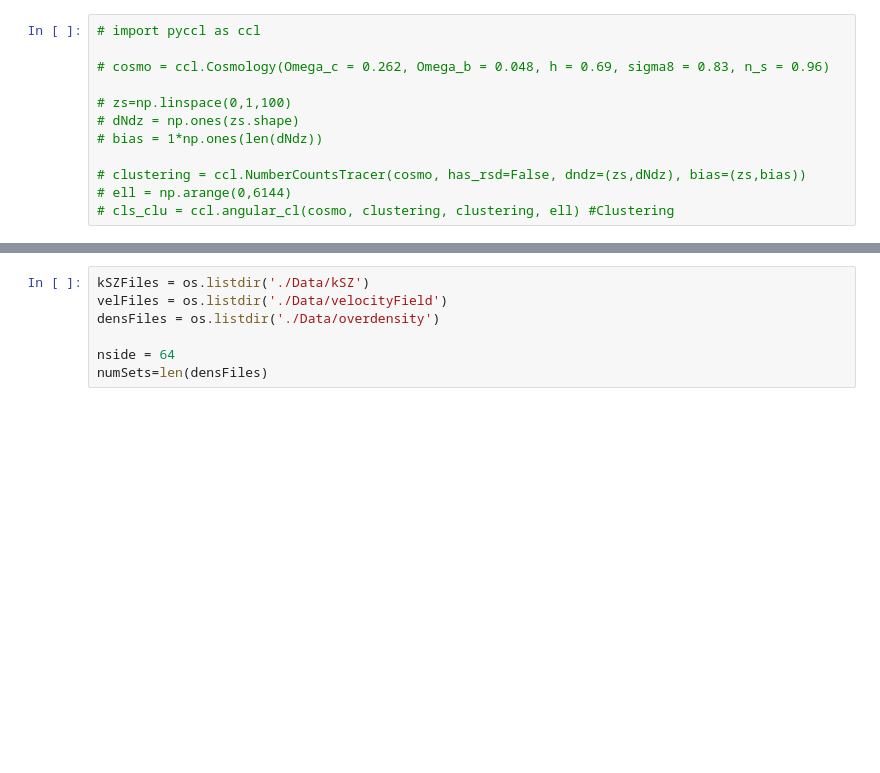
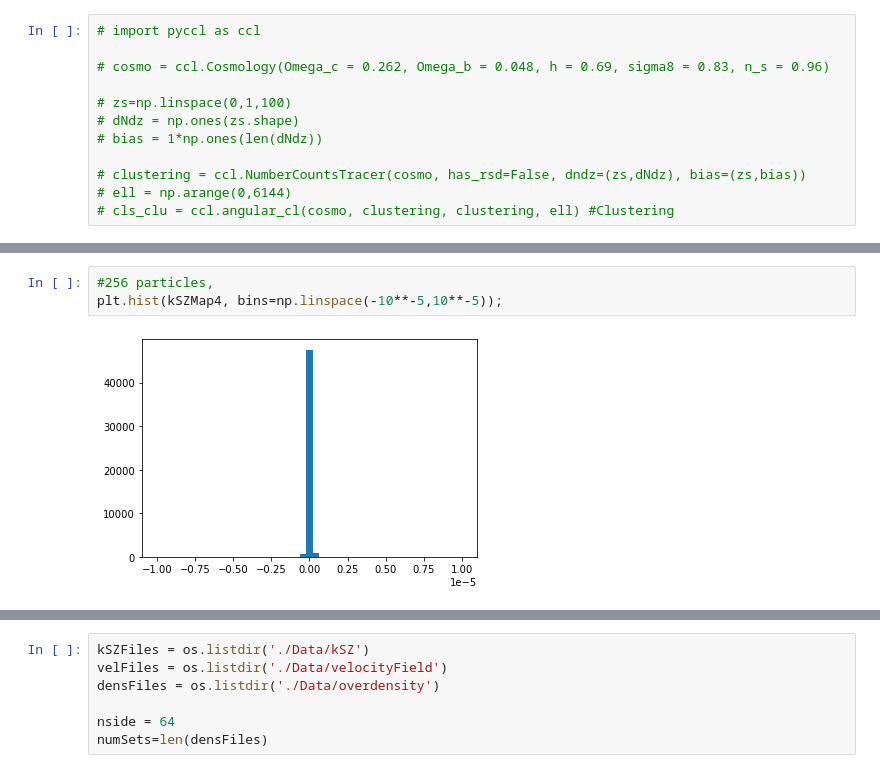
Before and after one commit to wurdahl/kSZ-Velocity-Recon-ML, a Jupyter notebook: GenerativeModel-AddCMB.ipynb, the cells around one changed output, grey strips where cells are left out. Drawn from its saved outputs; the diff is of its cells as text; blank space fills up the shorter version.

```diff
--- a/GenerativeModel-AddCMB.ipynb
+++ b/GenerativeModel-AddCMB.ipynb
@@ -33,0 +52,5 @@ import os
+# %%
+#256 particles,
+plt.hist(kSZMap4, bins=np.linspace(-10**-5,10**-5));
+# %% [output]
+[figure, added]
```
Also changed, not shown: parts of 13 cells of this notebook, 7 other files.
